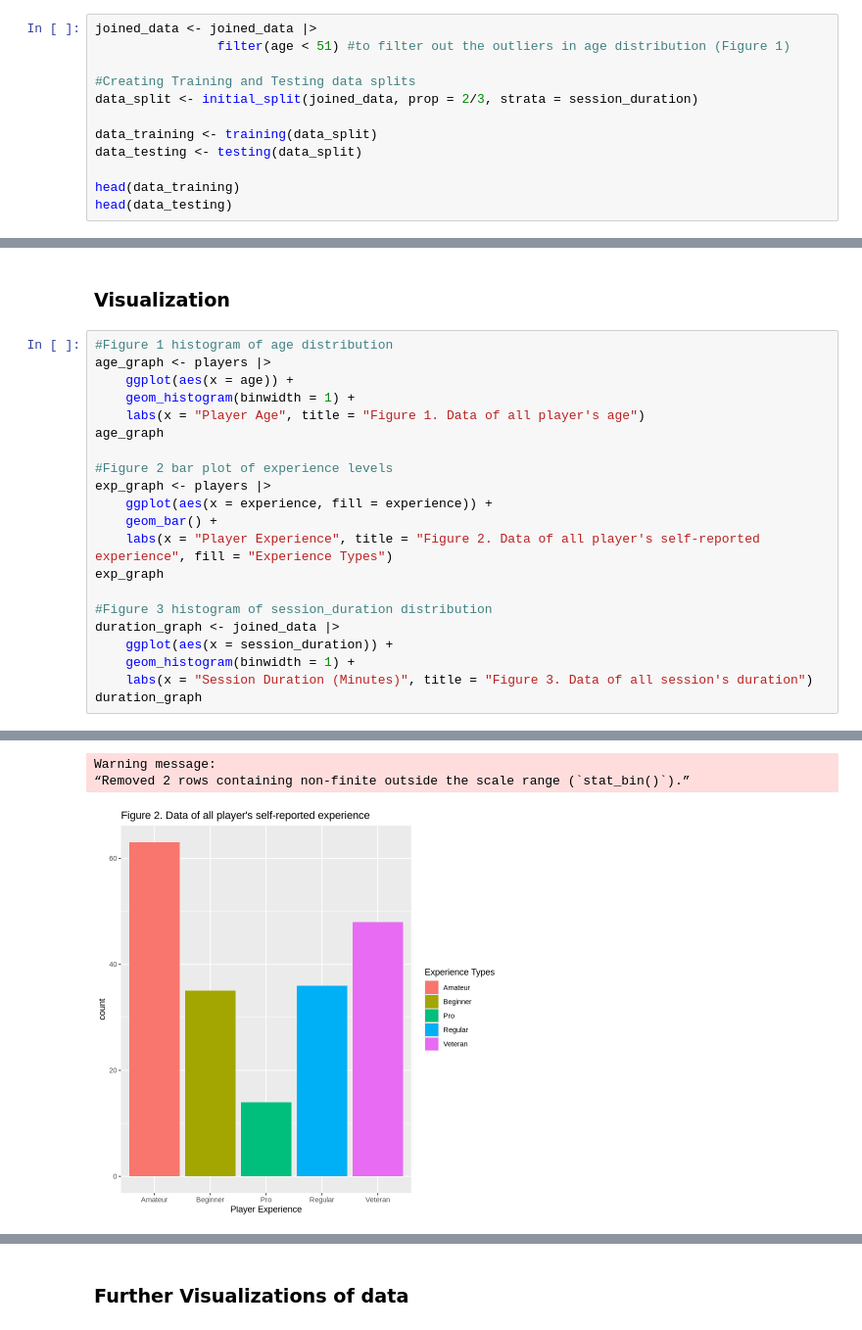
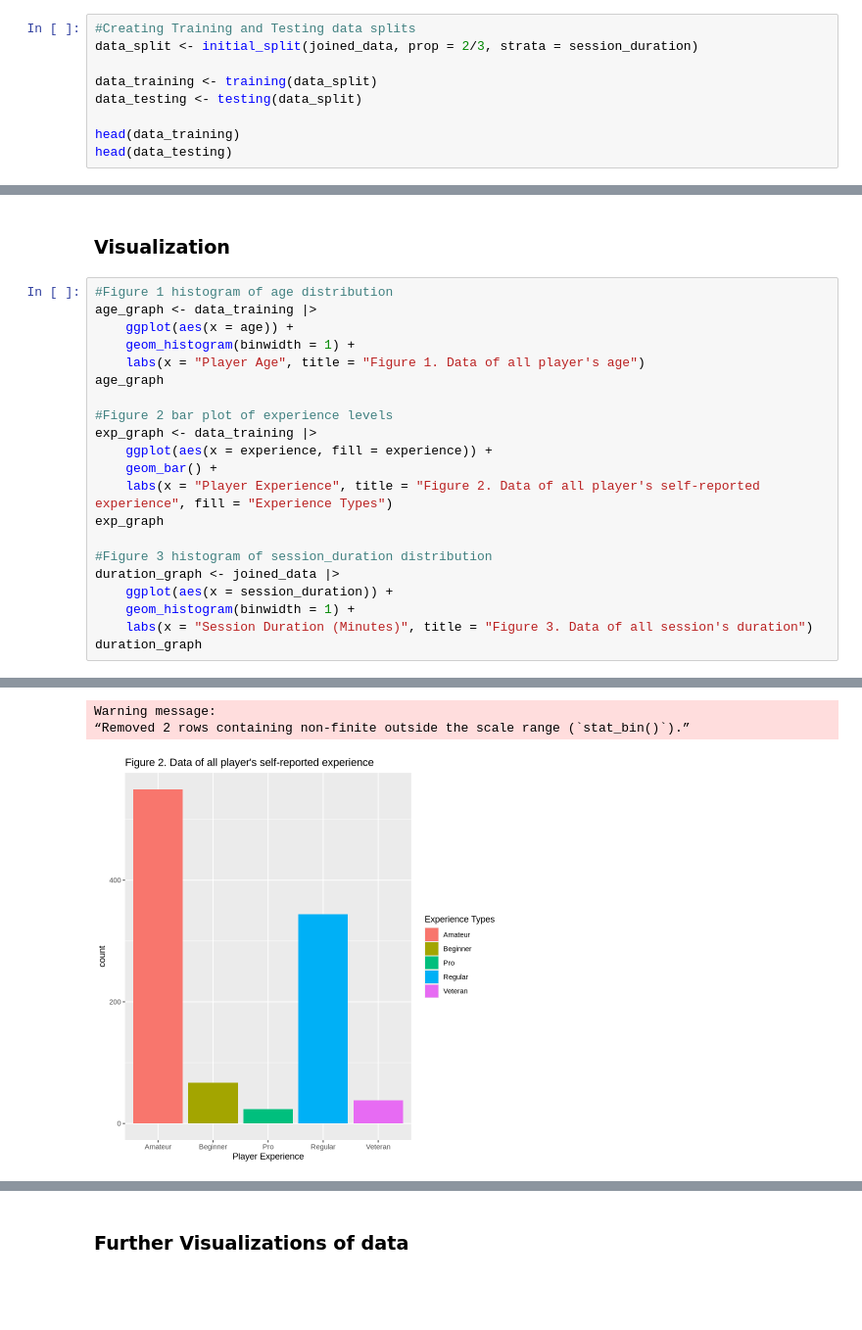
Before and after one commit to realchh/DSCI100-Group-009-22, a Jupyter notebook: Project Final Report.ipynb, the cells around one changed output, grey strips where cells are left out. Shown at 98% size. Cells and saved outputs as stored; diff of their text form; blank space fills up the shorter version.

```diff
--- a/Project Final Report.ipynb
+++ b/Project Final Report.ipynb
@@ -208,9 +223,6 @@ Before working on our model, we need to split the data into training and testing
 
 Moreover, we will utilize **initial_split** to split the dataframe into 66.6% training and 33.3% testing since it shuffles the data for us and ensures that a constant proportion of each class is present in both. Furthermore, the 2:1 split allows us to train our model on as many data points as possible while also keeping enough data for effective testing later.
 # %%
-joined_data <- joined_data |>
-                filter(age < 51) #to filter out the outliers in age distribution (Figure 1)
-
 #Creating Training and Testing data splits
 data_split <- initial_split(joined_data, prop = 2/3, strata = session_duration)
 
@@ -282,14 +294,14 @@ A tibble: 1 × 2
 ### Visualization
 # %%
 #Figure 1 histogram of age distribution
-age_graph <- players |>
+age_graph <- data_training |>
     ggplot(aes(x = age)) +
     geom_histogram(binwidth = 1) +
     labs(x = "Player Age", title = "Figure 1. Data of all player's age")
 age_graph
 
 #Figure 2 bar plot of experience levels
-exp_graph <- players |>
+exp_graph <- data_training |>
     ggplot(aes(x = experience, fill = experience)) +
     geom_bar() +
     labs(x = "Player Experience", title = "Figure 2. Data of all player's self-reported experience", fill = "Experience Types")
@@ -306,5 +318,5 @@ duration_graph
 Warning message:
 “Removed 2 rows containing non-finite outside the scale range (`stat_bin()`).”
-[figure, old version]
+[figure, new version]
 [figure]
 # %% [markdown]
```
Also changed, not shown: parts of 9 cells of this notebook.
